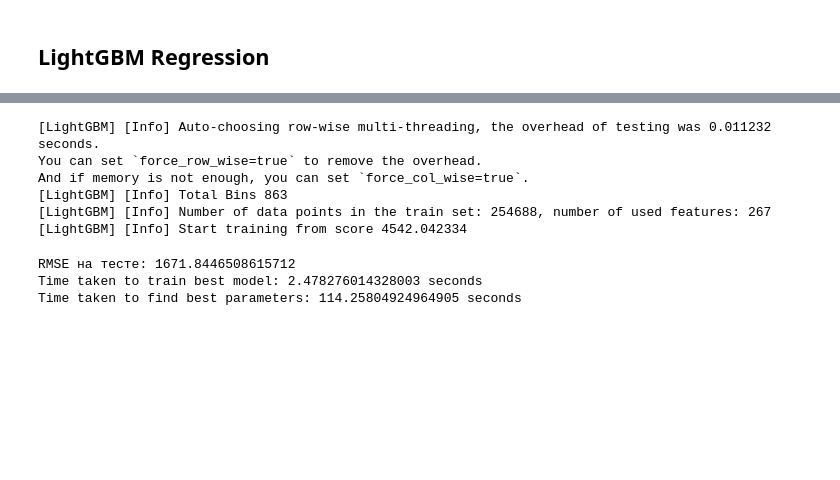
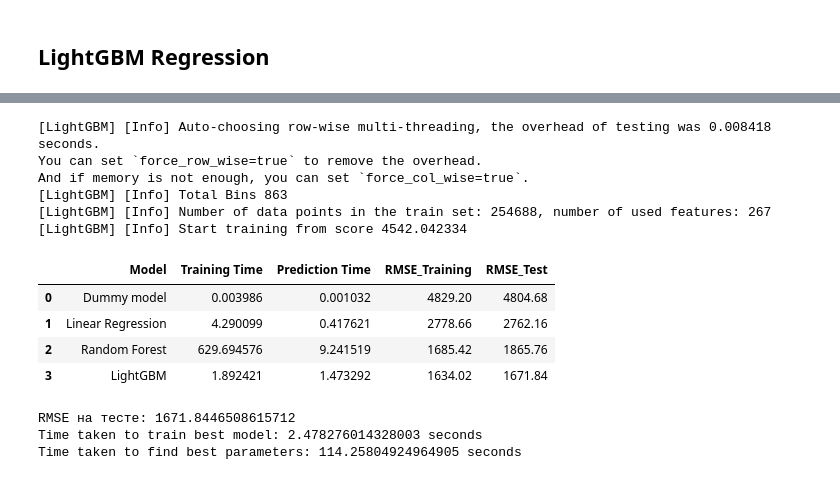
Before and after one commit to olipalol/YP_ml_learning, a Jupyter notebook: numerical_methods.ipynb, the cells around one changed output, grey strips where cells are left out. Saved outputs shown, nothing was run; the diff lists cells and outputs as text; code cells hidden in the pictures; blank space fills up the shorter version.

Commit message:
added lightgbm culculation

```diff
--- a/numerical_methods.ipynb
+++ b/numerical_methods.ipynb
@@ -985,4 +992,0 @@ results
-# %%
-%%time
-# Обучение модели с лучшими параметрами
-rf_best_model.fit(X_train, y_train)
@@ -1040,7 +1018,7 @@ lgbm_random_search = RandomizedSearchCV(
     n_iter=50,
     scoring='neg_root_mean_squared_error',
     n_jobs=-1,
-    cv=3,
+    cv=5,
     random_state=42,
     verbose=2
 )
@@ -1094,15 +1075,33 @@ best_model = Pipeline(steps=[
-# %%
-# Обучение модели с лучшими параметрами
-start_time = time.time()
-best_model.fit(X_train, y_train)
-elapsed_time_best_model = time.time() - start_time
-# %% [output]
-[LightGBM] [Info] Auto-choosing row-wise multi-threading, the overhead of testing was 0.011232 seconds.
-You can set `force_row_wise=true` to remove the overhead.
-And if memory is not enough, you can set `force_col_wise=true`.
-[LightGBM] [Info] Total Bins 863
-[LightGBM] [Info] Number of data points in the train set: 254688, number of used features: 267
-[LightGBM] [Info] Start training from score 4542.042334
+# %%
+lgbm_best_regressor_params = {'colsample_bytree': 0.8114133093912942,
+                             'learning_rate': 0.10795105286215086,
+                             'min_child_samples': 88,
+                             'n_estimators': 193,
+                             'num_leaves': 45,
+                             'reg_alpha': 0.0763364423003911,
+                             'reg_lambda': 0.08069129770507795,
+                             'subsample': 0.8463043210894008}
+
+# Создание модели с лучшими параметрами
+lgbm_best_model = Pipeline(steps=[
+    ('preprocessor', preprocessor),
+    ('regressor', lgb.LGBMRegressor(random_state=RANDOM_STATE, **lgbm_best_regressor_params))
+])
+# %%
+results = evaluate_model(lgbm_best_model, X_train, X_test, y_train, y_test, 'LightGBM')
+results
+# %% [output]
+[LightGBM] [Info] Auto-choosing row-wise multi-threading, the overhead of testing was 0.008418 seconds.
+You can set `force_row_wise=true` to remove the overhead.
+And if memory is not enough, you can set `force_col_wise=true`.
+[LightGBM] [Info] Total Bins 863
+[LightGBM] [Info] Number of data points in the train set: 254688, number of used features: 267
+[LightGBM] [Info] Start training from score 4542.042334
+|  | Model | Training Time | Prediction Time | RMSE_Training | RMSE_Test |
+| 0 | Dummy model | 0.003986 | 0.001032 | 4829.20 | 4804.68 |
+| 1 | Linear Regression | 4.290099 | 0.417621 | 2778.66 | 2762.16 |
+| 2 | Random Forest | 629.694576 | 9.241519 | 1685.42 | 1865.76 |
+| 3 | LightGBM | 1.892421 | 1.473292 | 1634.02 | 1671.84 |
 # %%
 # Предсказание и оценка модели
 y_pred = best_model.predict(X_test)
```
Also changed, not shown: parts of 7 cells of this notebook.
